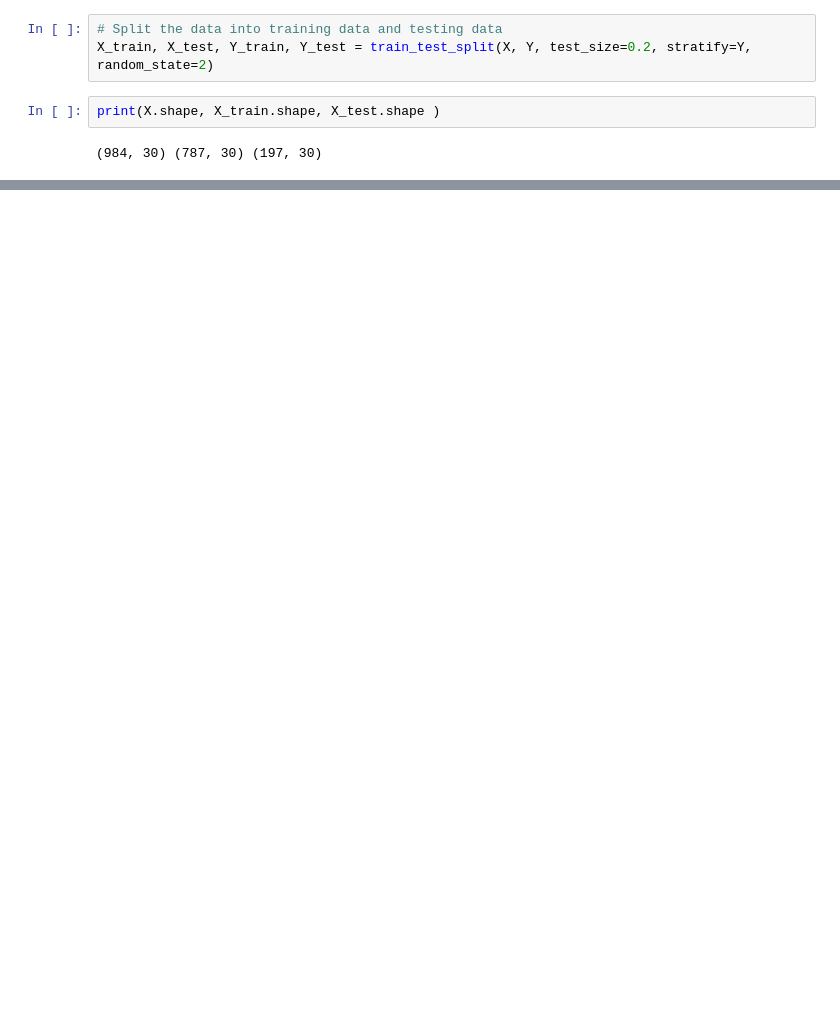
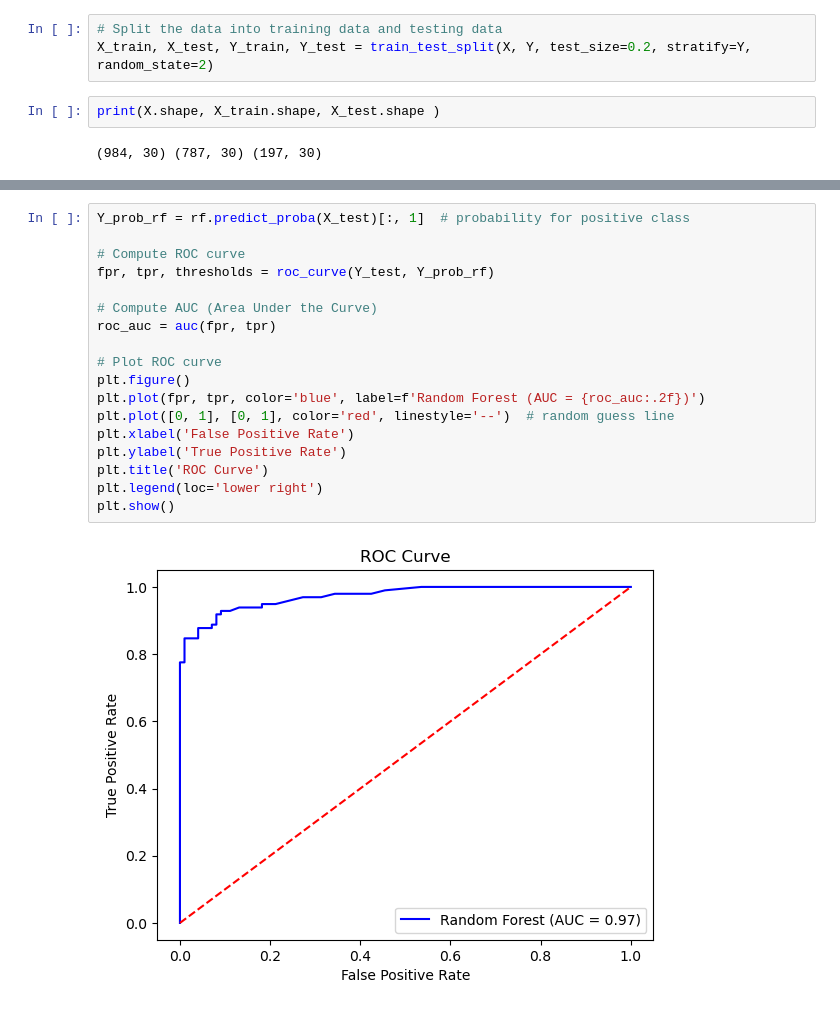
Before and after one commit to sujalx3222/Credit-card-Fraud-Detection, a Jupyter notebook: 23048680SujalMandal.ipynb, the cells around one changed output, grey strips where cells are left out. Drawn from its saved outputs; the diff is of its cells as text; blank space fills up the shorter version.

```diff
--- a/23048680SujalMandal.ipynb
+++ b/23048680SujalMandal.ipynb
@@ -345,0 +270,20 @@ Mean Cross-Validation Score: 0.936972961773542
+# %%
+Y_prob_rf = rf.predict_proba(X_test)[:, 1]  # probability for positive class
+
+# Compute ROC curve
+fpr, tpr, thresholds = roc_curve(Y_test, Y_prob_rf)
+
+# Compute AUC (Area Under the Curve)
+roc_auc = auc(fpr, tpr)
+
+# Plot ROC curve
+plt.figure()
+plt.plot(fpr, tpr, color='blue', label=f'Random Forest (AUC = {roc_auc:.2f})')
+plt.plot([0, 1], [0, 1], color='red', linestyle='--')  # random guess line
+plt.xlabel('False Positive Rate')
+plt.ylabel('True Positive Rate')
+plt.title('ROC Curve')
+plt.legend(loc='lower right')
+plt.show()
+# %% [output]
+[figure, added]
```
Also changed, not shown: parts of 21 cells of this notebook.
